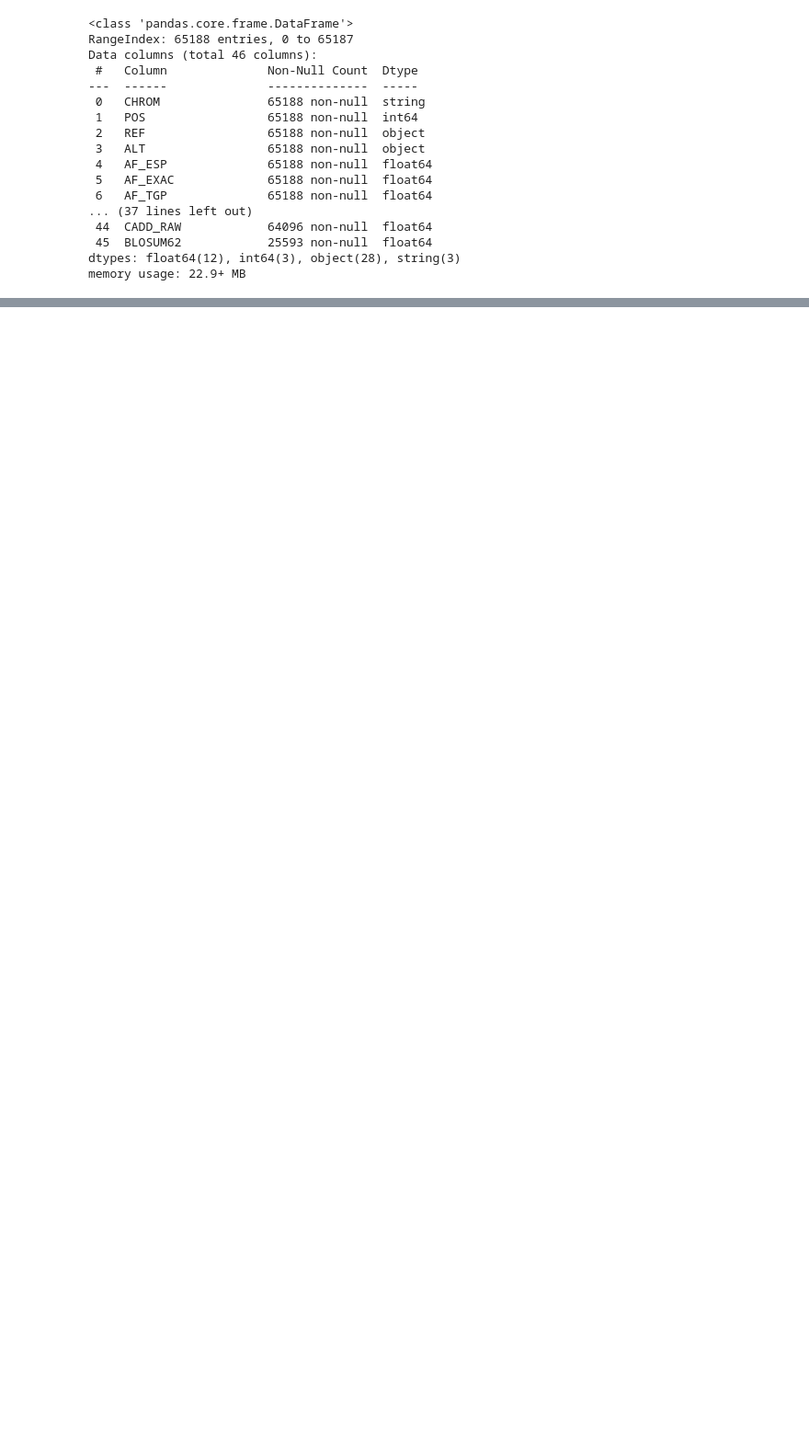
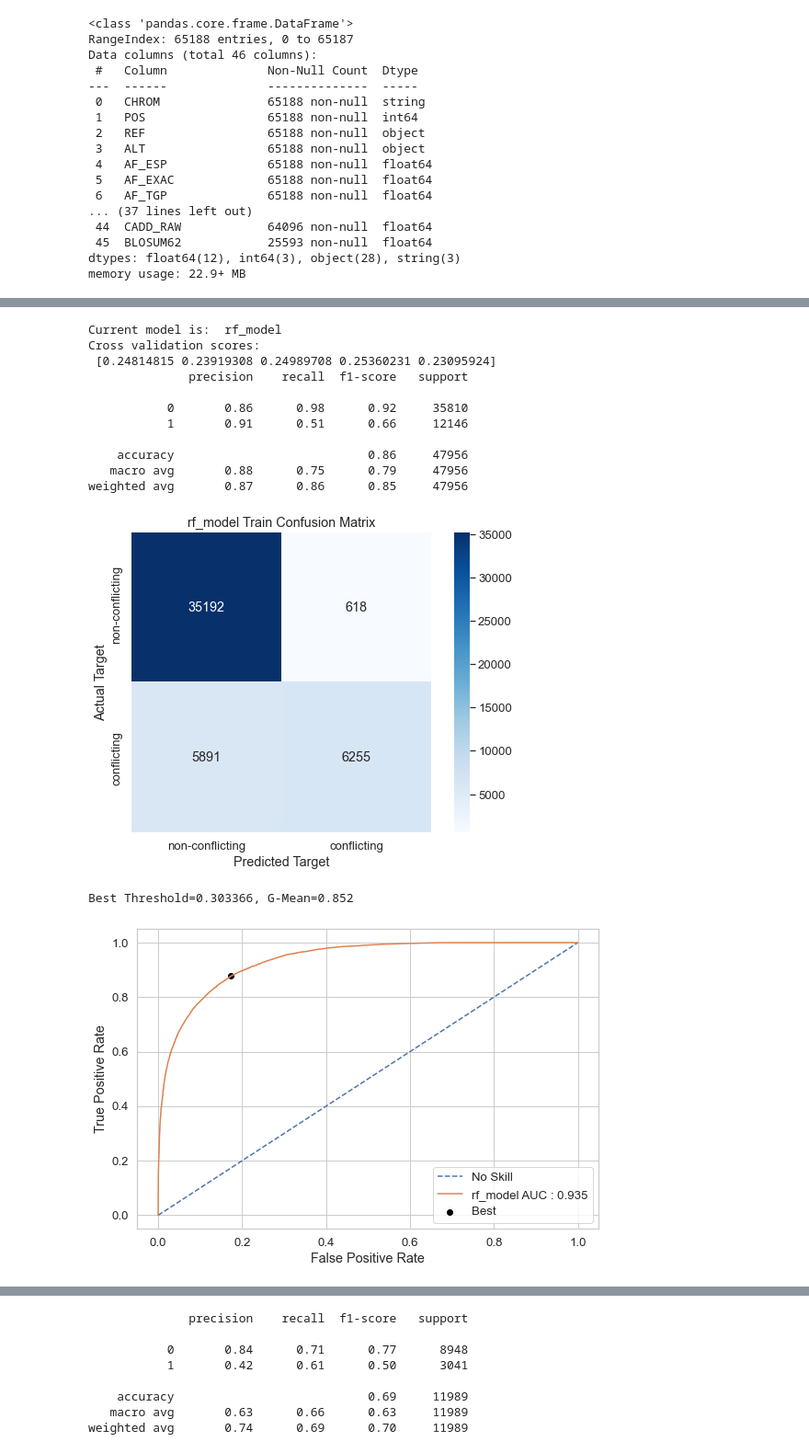
Before and after one commit to nkinnaird/GeneticVariantClassification, a Jupyter notebook: code/initialEDA-Pipeline.ipynb, the cells around one changed output, grey strips where cells are left out. Shown at 92% size. Cells and saved outputs as stored; diff of their text form; code cells hidden in the pictures; blank space fills up the shorter version.

Commit message:
More plotting updates, some more small model tuning.

```diff
--- a/code/initialEDA-Pipeline.ipynb
+++ b/code/initialEDA-Pipeline.ipynb
@@ -259,9 +259,9 @@ rf_model = RandomForestClassifier(n_estimators=10, max_depth=25, max_features=20
 #             colsample_bytree=.8)
 
 
-base_models = ["dummy_model"]#"knn_model"] # "dummy_model",
-# tree_models = ["rf_model"]#, "gb_model"] "dt_model",
-tree_models = []#"dt_model"]#, "gb_model"]
+base_models = []#"knn_model"] # "dummy_model",
+tree_models = ["rf_model"]#, "gb_model"] "dt_model",
+# tree_models = []#"dt_model"]#, "gb_model"]
 # %%
 # run over base models
 for model_name in base_models:
@@ -292,4 +292,4 @@ for model_name in base_models:
     y_test_pred = meu.adjusted_classes(kNN_pipeline.predict_proba(X_test)[:,1], 0.3)
 
     meu.printMetricsAndConfMat(y_test, y_test_pred, model_name + " Test")
-    meu.makeMetricPlots(kNN_pipeline, X_test, y_test, model_name)
+    meu.makeMetricPlots(kNN_pipeline, X_test, y_test, model_name, True)
@@ -338,31 +308,46 @@ for model_name in tree_models:
                          n_jobs=-1)
 
     print('Cross validation scores:\n', scores['test_score'])
 
     tree_pipeline.fit(X_train, y_train)
     y_pred = tree_pipeline.predict(X_train)
     meu.printMetricsAndConfMat(y_train, y_pred, model_name + " Train")
 
     meu.makeMetricPlots(tree_pipeline, X_train, y_train, model_name)
 
 
 #     print('\n', 'Feature importance check: ', tree_pipeline.steps[1][1].feature_importances_.shape, '\n')
 #     print('\n', 'Feature importance check: ', tree_pipeline.steps[1][1].get_feature_names().shape, '\n')
 
     feature_importance = FeatureImportance(tree_pipeline)
     feature_importance.plot(height=800, top_n_features=25)
 
 
 #     def plot(self, top_n_features=100, rank_features=True, max_scale=True,
 #              display_imp_values=True, display_imp_value_decimals=1,
 #              height_per_feature=25, orientation='h', width=750, height=None,
 #              str_pad_width=15, yaxes_tickfont_family='Courier New',
 #              yaxes_tickfont_size=15):
 
 
 #     y_test_pred = tree_pipeline.predict(X_test) # equivalent to the line below with a threshold of 0.5
     y_test_pred = meu.adjusted_classes(tree_pipeline.predict_proba(X_test)[:,1], 0.3)
 
 
     meu.printMetricsAndConfMat(y_test, y_test_pred, model_name + " Test")
-    meu.makeMetricPlots(tree_pipeline, X_test, y_test, model_name)
+    meu.makeMetricPlots(tree_pipeline, X_test, y_test, model_name, True)
+# %% [output]
+Current model is:  rf_model
+Cross validation scores:
+ [0.24814815 0.23919308 0.24989708 0.25360231 0.23095924]
+              precision    recall  f1-score   support
+
+           0       0.86      0.98      0.92     35810
+           1       0.91      0.51      0.66     12146
+
+    accuracy                           0.86     47956
+   macro avg       0.88      0.75      0.79     47956
+weighted avg       0.87      0.86      0.85     47956
+[figure, added]
+Best Threshold=0.303366, G-Mean=0.852
+[figure, added]
@@ -368,0 +357,8 @@ for model_name in tree_models:
+              precision    recall  f1-score   support
+
+           0       0.84      0.71      0.77      8948
+           1       0.42      0.61      0.50      3041
+
+    accuracy                           0.69     11989
+   macro avg       0.63      0.66      0.63     11989
+weighted avg       0.74      0.69      0.70     11989
```
Also changed, not shown: parts of 4 cells of this notebook, 1 other file.
